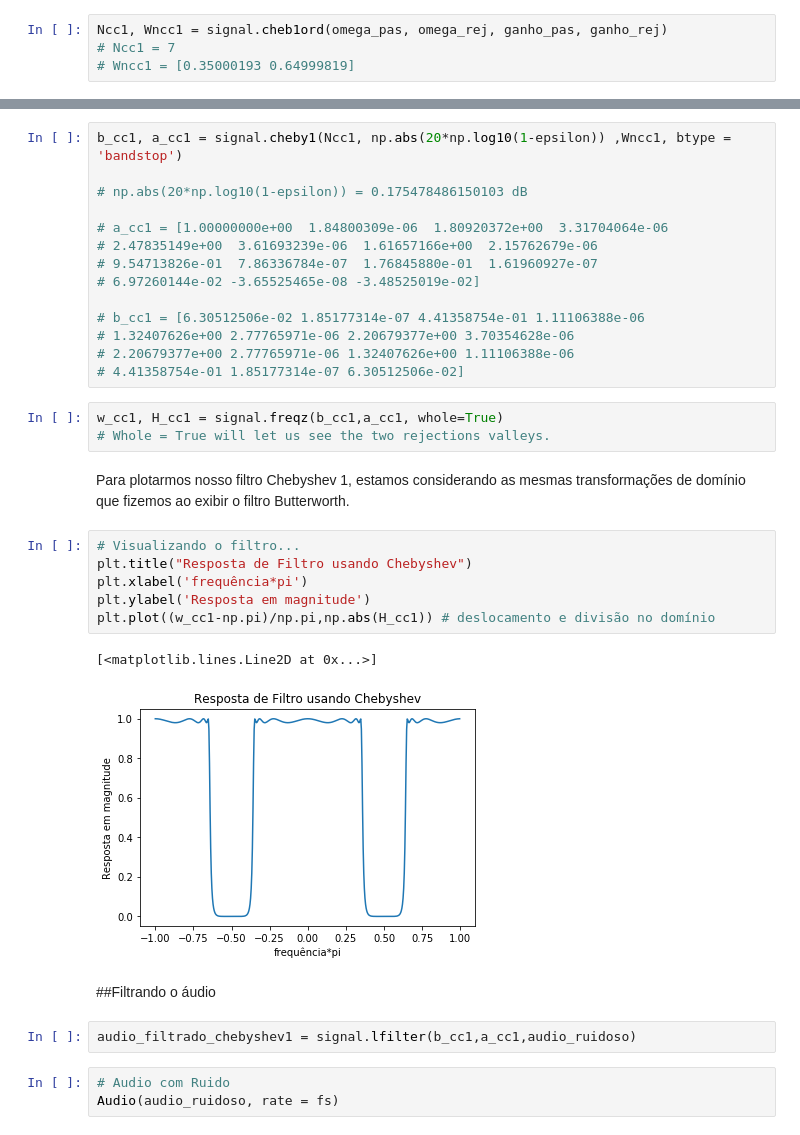
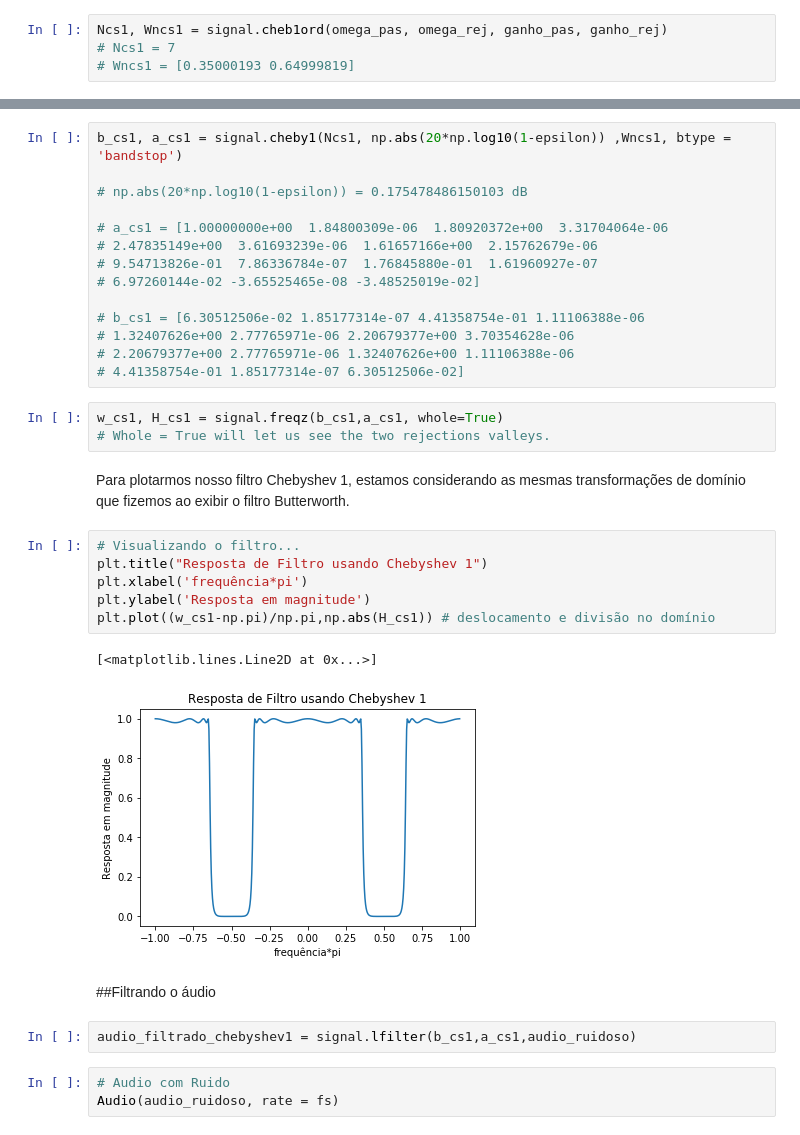
Before and after one commit to mtxslv/digitalprocessingsimulations, a Jupyter notebook: IIRstopbandFilter.ipynb, the cells around one changed output, grey strips where cells are left out. Drawn from its saved outputs; the diff is of its cells as text.

```diff
--- a/IIRstopbandFilter.ipynb
+++ b/IIRstopbandFilter.ipynb
@@ -148,7 +150,7 @@ plt.scatter(t_filt_but,audio_filtrado_butterworth)
 ##Cálculo da ordem do filtro
 Para o cálculo usando método chebyshev 1, iremos usar a função **[cheb1.ord](https://docs.scipy.org/doc/scipy-0.14.0/reference/generated/scipy.signal.cheb1ord.html)**.
 # %%
-Ncc1, Wncc1 = signal.cheb1ord(omega_pas, omega_rej, ganho_pas, ganho_rej)
-# Ncc1 = 7
-# Wncc1 = [0.35000193 0.64999819]
+Ncs1, Wncs1 = signal.cheb1ord(omega_pas, omega_rej, ganho_pas, ganho_rej)
+# Ncs1 = 7
+# Wncs1 = [0.35000193 0.64999819]
 # %% [markdown]
@@ -156,37 +158,37 @@ Ncc1, Wncc1 = signal.cheb1ord(omega_pas, omega_rej, ganho_pas, ganho_rej)
 
 Para podermos gerar nosso filtro, iremos utilizar [uma função](https://docs.scipy.org/doc/scipy-0.14.0/reference/generated/scipy.signal.cheby1.html).
 # %%
-b_cc1, a_cc1 = signal.cheby1(Ncc1, np.abs(20*np.log10(1-epsilon)) ,Wncc1, btype = 'bandstop')
+b_cs1, a_cs1 = signal.cheby1(Ncs1, np.abs(20*np.log10(1-epsilon)) ,Wncs1, btype = 'bandstop')
 
 # np.abs(20*np.log10(1-epsilon)) = 0.175478486150103 dB
 
-# a_cc1 = [1.00000000e+00  1.84800309e-06  1.80920372e+00  3.31704064e-06
+# a_cs1 = [1.00000000e+00  1.84800309e-06  1.80920372e+00  3.31704064e-06
 # 2.47835149e+00  3.61693239e-06  1.61657166e+00  2.15762679e-06
 # 9.54713826e-01  7.86336784e-07  1.76845880e-01  1.61960927e-07
 # 6.97260144e-02 -3.65525465e-08 -3.48525019e-02]
 
-# b_cc1 = [6.30512506e-02 1.85177314e-07 4.41358754e-01 1.11106388e-06
+# b_cs1 = [6.30512506e-02 1.85177314e-07 4.41358754e-01 1.11106388e-06
 # 1.32407626e+00 2.77765971e-06 2.20679377e+00 3.70354628e-06
 # 2.20679377e+00 2.77765971e-06 1.32407626e+00 1.11106388e-06
 # 4.41358754e-01 1.85177314e-07 6.30512506e-02]
 # %%
-w_cc1, H_cc1 = signal.freqz(b_cc1,a_cc1, whole=True)
+w_cs1, H_cs1 = signal.freqz(b_cs1,a_cs1, whole=True)
 # Whole = True will let us see the two rejections valleys.
 # %% [markdown]
 Para plotarmos nosso filtro Chebyshev 1, estamos considerando as mesmas transformações de domínio que fizemos ao exibir o filtro Butterworth.
 # %%
 # Visualizando o filtro...
-plt.title("Resposta de Filtro usando Chebyshev")
+plt.title("Resposta de Filtro usando Chebyshev 1")
 plt.xlabel('frequência*pi')
 plt.ylabel('Resposta em magnitude')
-plt.plot((w_cc1-np.pi)/np.pi,np.abs(H_cc1)) # deslocamento e divisão no domínio
+plt.plot((w_cs1-np.pi)/np.pi,np.abs(H_cs1)) # deslocamento e divisão no domínio
 # %% [output]
 [<matplotlib.lines.Line2D at 0x...>]
-[figure, old version]
+[figure, new version]
 # %% [markdown]
 ##Filtrando o áudio
 # %%
-audio_filtrado_chebyshev1 = signal.lfilter(b_cc1,a_cc1,audio_ruidoso)
+audio_filtrado_chebyshev1 = signal.lfilter(b_cs1,a_cs1,audio_ruidoso)
 # %%
 # Audio com Ruido
 Audio(audio_ruidoso, rate = fs)
```
Also changed, not shown: parts of 23 cells of this notebook.
